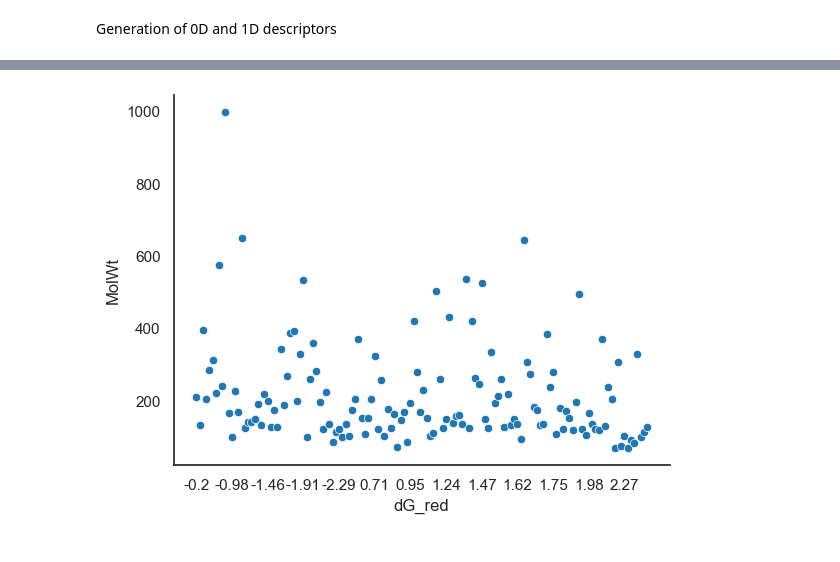
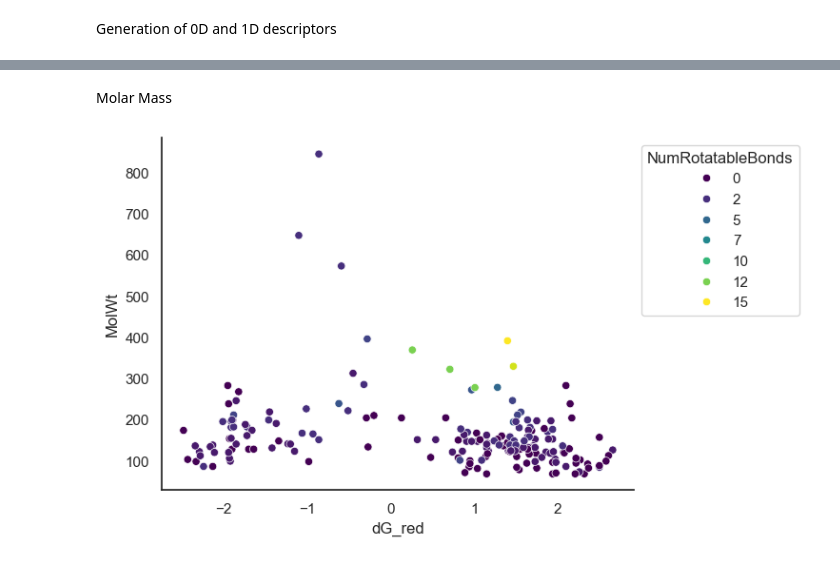
Before and after one commit to igmure/Redox_pred, a Jupyter notebook: VALUES_SMILES.ipynb, the cells around one changed output, grey strips where cells are left out. Cells and saved outputs as stored; diff of their text form; code cells hidden in the pictures.

Commit message:
Implement initial structure for data processing and analysis

```diff
--- a/VALUES_SMILES.ipynb
+++ b/VALUES_SMILES.ipynb
@@ -195,33 +188,33 @@ out_agg.head()
+# %%
+output_data['dG_red'] = output_data['dG_red'].astype('float')
+# %% [markdown]
+Molar Mass
 # %%
-sns.set_style('ticks') # Try 'darkgrid', 'whitegrid', 'dark', 'white', 'ticks'
-sns.set_context('notebook') # Try 'paper', 'poster', 'notebook' and see how it changes the looks
-#plt.xticks(ticks)
-
-sns.set_style('ticks') # Try 'darkgrid', 'whitegrid', 'dark', 'white', 'ticks'
+sns.set_style('white') # Try 'darkgrid', 'whitegrid', 'dark', 'white', 'ticks'
 sns.set_context('notebook') # Try 'paper', 'poster', 'notebook' and see how it changes the looks
 #plt.xticks(ticks)
 
 #plt.yscale('log')
-plt.xscale('linear')
-ax = sns.scatterplot(data=out_agg, x='dG_red', y='MolWt', hue=None,
+#plt.xscale('linear')
+ax = sns.scatterplot(data=output_data, x='dG_red', y='MolWt', hue='NumRotatableBonds',
                       legend='brief', palette='viridis')
 #ax = sns.scatterplot(data=output_data, x='MolWt', y='dG_red', hue='NumRotatableBonds', legend='brief')
-#sns.move_legend(ax, "upper left", bbox_to_anchor=(1, 1))
+sns.move_legend(ax, "upper left", bbox_to_anchor=(1, 1))
 
-for ind, label in enumerate(ax.get_xticklabels()):
+"""for ind, label in enumerate(ax.get_xticklabels()):
     if ind % 11 == 0:  # every 10th label is kept
         label.set_visible(True)
     else:
-        label.set_visible(False)
+        label.set_visible(False)"""
 
 # for ind, label in enumerate(ax.get_yticklabels()):
 #     if ind % -10 == 0:  # every 10th label is kept
 #         label.set_visible(True)
 #     else:
 #         label.set_visible(False)
 
-ax.tick_params(left=False, bottom=False, right=False, top=False)
+#ax.tick_params(left=False, bottom=False, right=False, top=False)
 #plt.tight_layout()
 sns.despine()
 # %% [output]
-[figure, old version]
+[figure, new version]
```
Also changed, not shown: parts of 11 cells of this notebook.
